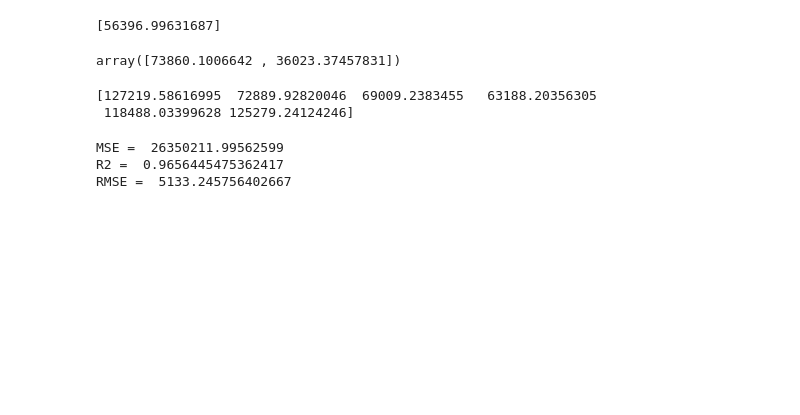
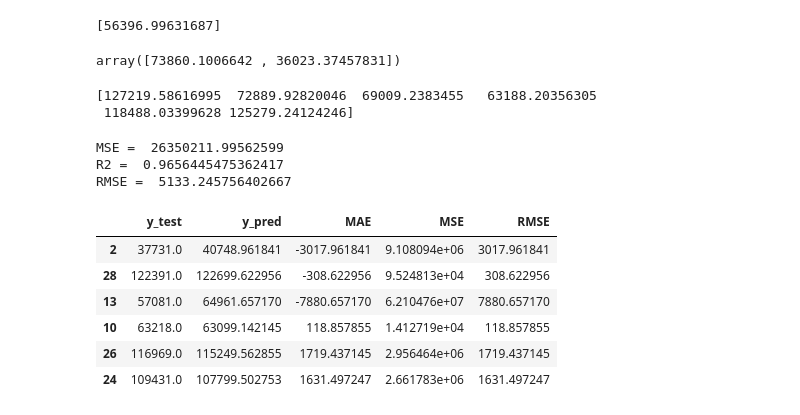
Before and after one commit to uzairwayne/python-sandbox, a Jupyter notebook: PGD-DS-AI-2024/PGD_ML/linear-regression/simple-linear-regression.ipynb, the cells around one changed output. Saved outputs shown, nothing was run; the diff lists cells and outputs as text; code cells hidden in the pictures; blank space fills up the shorter version.

```diff
--- a/PGD-DS-AI-2024/PGD_ML/linear-regression/simple-linear-regression.ipynb
+++ b/PGD-DS-AI-2024/PGD_ML/linear-regression/simple-linear-regression.ipynb
@@ -149,3 +154,13 @@ print('RMSE = ', np.sqrt(mean_squared_error(y_test, y_pred)))
 MSE =  26350211.99562599
 R2 =  0.9656445475362417
 RMSE =  5133.245756402667
+# %%
+pd.DataFrame({'y_test': y_test, 'y_pred': y_pred, 'MAE': y_test - y_pred, 'MSE': pow(y_test - y_pred, 2), 'RMSE': np.sqrt(pow(y_test - y_pred, 2))})
+# %% [output]
+|  | y_test | y_pred | MAE | MSE | RMSE |
+| 2 | 37731.0 | 40748.961841 | -3017.961841 | 9.108094e+06 | 3017.961841 |
+| 28 | 122391.0 | 122699.622956 | -308.622956 | 9.524813e+04 | 308.622956 |
+| 13 | 57081.0 | 64961.657170 | -7880.657170 | 6.210476e+07 | 7880.657170 |
+| 10 | 63218.0 | 63099.142145 | 118.857855 | 1.412719e+04 | 118.857855 |
+| 26 | 116969.0 | 115249.562855 | 1719.437145 | 2.956464e+06 | 1719.437145 |
+| 24 | 109431.0 | 107799.502753 | 1631.497247 | 2.661783e+06 | 1631.497247 |
```
Also changed, not shown: parts of 5 cells of this notebook, 2 other files.
